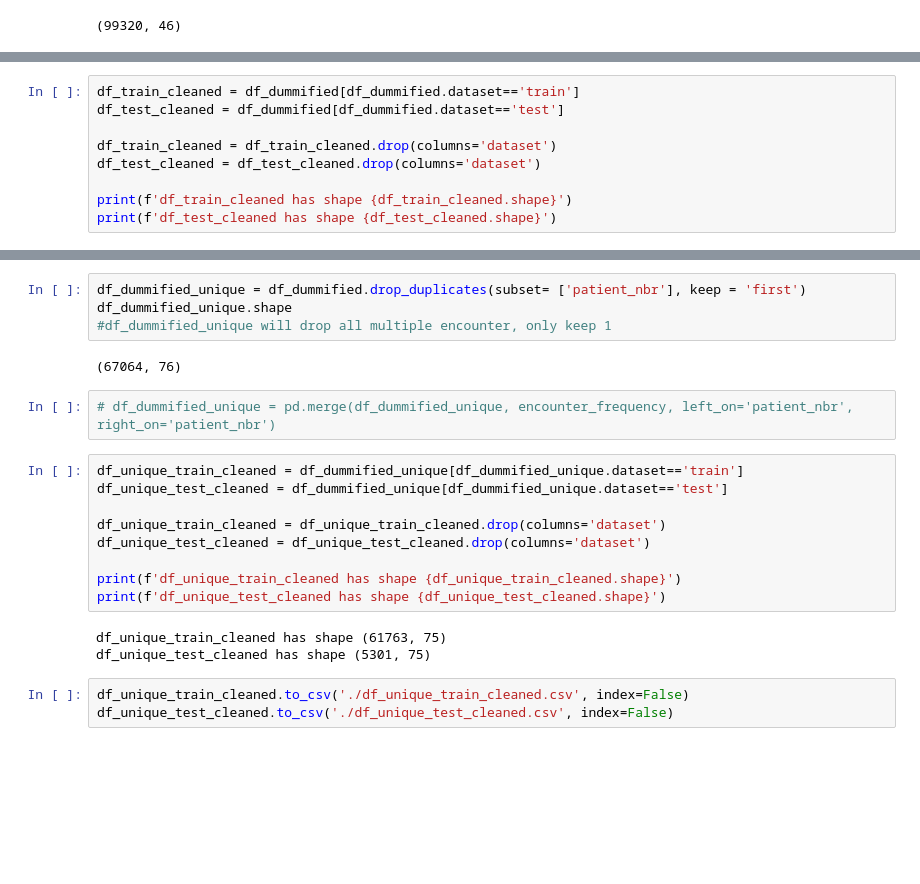
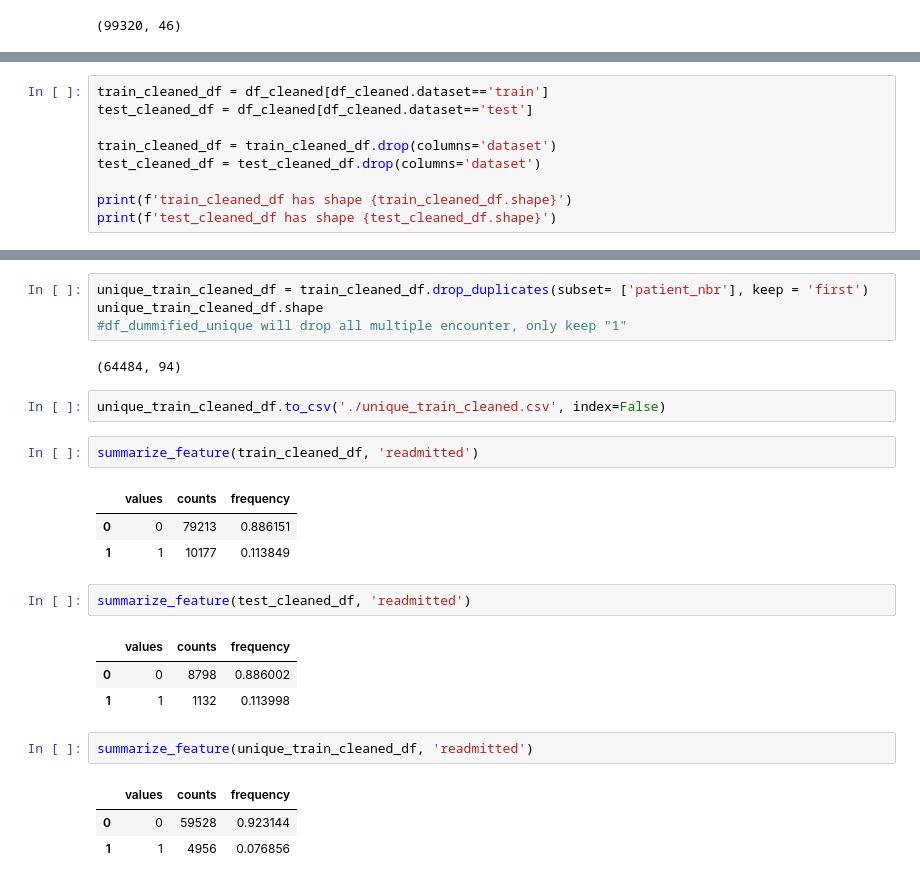
Before and after one commit to csongdechakraiwut/Capstone_Diabetes, a Jupyter notebook: Xing/eda and cleaning.ipynb, the cells around one changed output, grey strips where cells are left out. Saved outputs shown, nothing was run; the diff lists cells and outputs as text; blank space fills up the shorter version.

Commit message:
use the whole train and unique train

```diff
--- a/Xing/eda and cleaning.ipynb
+++ b/Xing/eda and cleaning.ipynb
@@ -848,10 +685,10 @@ table.style.background_gradient(cmap=my_cmap, axis = 0)
 # %%
-df_train_cleaned = df_dummified[df_dummified.dataset=='train']
-df_test_cleaned = df_dummified[df_dummified.dataset=='test']
+train_cleaned_df = df_cleaned[df_cleaned.dataset=='train']
+test_cleaned_df = df_cleaned[df_cleaned.dataset=='test']
 
-df_train_cleaned = df_train_cleaned.drop(columns='dataset')
-df_test_cleaned = df_test_cleaned.drop(columns='dataset')
+train_cleaned_df = train_cleaned_df.drop(columns='dataset')
+test_cleaned_df = test_cleaned_df.drop(columns='dataset')
 
-print(f'df_train_cleaned has shape {df_train_cleaned.shape}')
-print(f'df_test_cleaned has shape {df_test_cleaned.shape}')
+print(f'train_cleaned_df has shape {train_cleaned_df.shape}')
+print(f'test_cleaned_df has shape {test_cleaned_df.shape}')
 # %% [output]
@@ -869,23 +700,26 @@ df_test_cleaned.to_csv('./whole_df_test_cleaned.csv', index=False)
 # %%
-df_dummified_unique = df_dummified.drop_duplicates(subset= ['patient_nbr'], keep = 'first')
-df_dummified_unique.shape
-#df_dummified_unique will drop all multiple encounter, only keep 1
+unique_train_cleaned_df = train_cleaned_df.drop_duplicates(subset= ['patient_nbr'], keep = 'first')
+unique_train_cleaned_df.shape
+#df_dummified_unique will drop all multiple encounter, only keep "1"
 # %% [output]
-(67064, 76)
+(64484, 94)
-# %%
-# df_dummified_unique = pd.merge(df_dummified_unique, encounter_frequency, left_on='patient_nbr', right_on='patient_nbr')
-# %%
-df_unique_train_cleaned = df_dummified_unique[df_dummified_unique.dataset=='train']
-df_unique_test_cleaned = df_dummified_unique[df_dummified_unique.dataset=='test']
-
-df_unique_train_cleaned = df_unique_train_cleaned.drop(columns='dataset')
-df_unique_test_cleaned = df_unique_test_cleaned.drop(columns='dataset')
-
-print(f'df_unique_train_cleaned has shape {df_unique_train_cleaned.shape}')
-print(f'df_unique_test_cleaned has shape {df_unique_test_cleaned.shape}')
-# %% [output]
-df_unique_train_cleaned has shape (61763, 75)
-df_unique_test_cleaned has shape (5301, 75)
-# %%
-df_unique_train_cleaned.to_csv('./df_unique_train_cleaned.csv', index=False)
-df_unique_test_cleaned.to_csv('./df_unique_test_cleaned.csv', index=False)
+# %%
+unique_train_cleaned_df.to_csv('./unique_train_cleaned.csv', index=False)
+# %%
+summarize_feature(train_cleaned_df, 'readmitted')
+# %% [output]
+|  | values | counts | frequency |
+| 0 | 0 | 79213 | 0.886151 |
+| 1 | 1 | 10177 | 0.113849 |
+# %%
+summarize_feature(test_cleaned_df, 'readmitted')
+# %% [output]
+|  | values | counts | frequency |
+| 0 | 0 | 8798 | 0.886002 |
+| 1 | 1 | 1132 | 0.113998 |
+# %%
+summarize_feature(unique_train_cleaned_df, 'readmitted')
+# %% [output]
+|  | values | counts | frequency |
+| 0 | 0 | 59528 | 0.923144 |
+| 1 | 1 | 4956 | 0.076856 |
```
Also changed, not shown: parts of 58 cells of this notebook, 2 other files.
